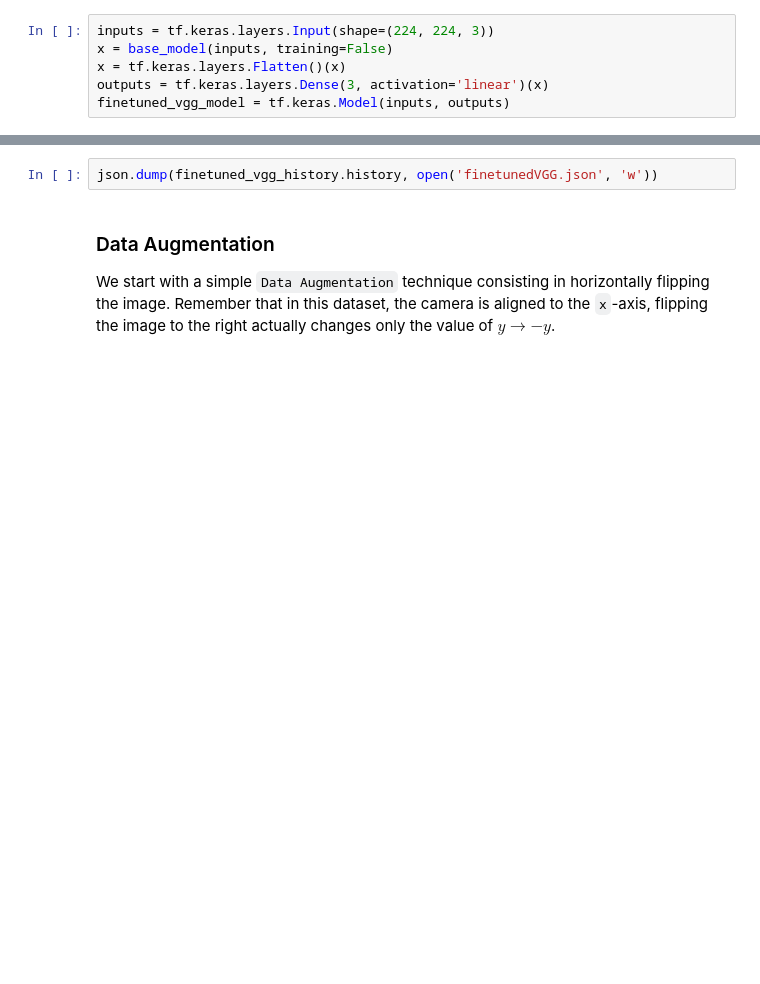
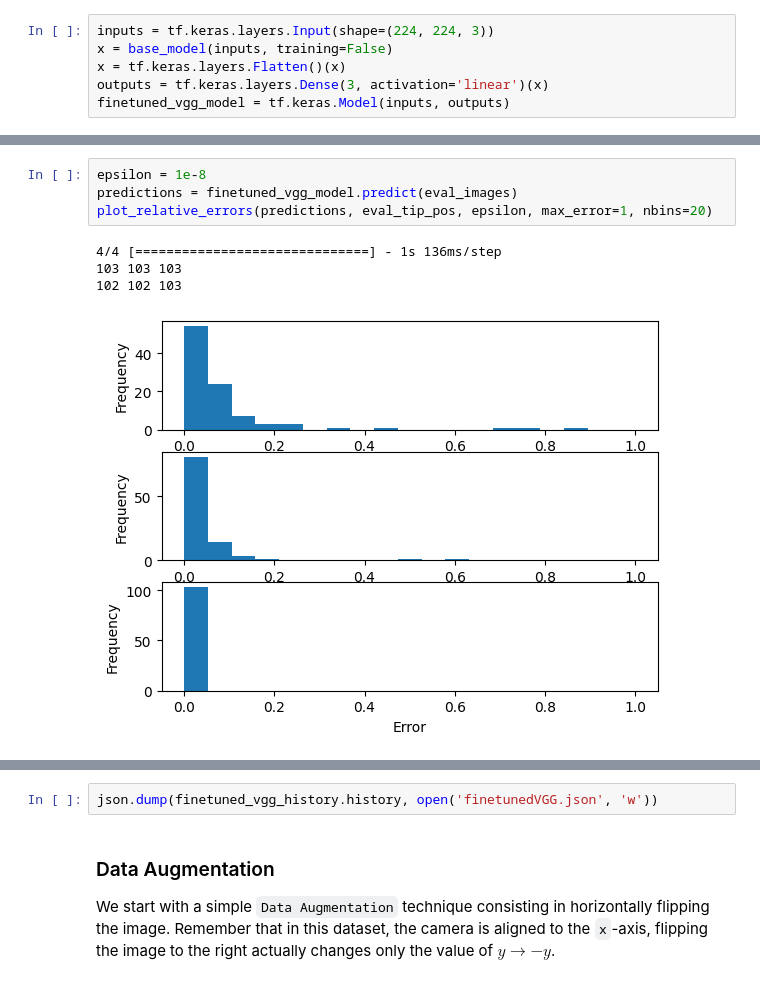
Before and after one commit to Servat0r/Robotics-Project, a Jupyter notebook: Robotics.ipynb, the cells around one changed output, grey strips where cells are left out. Drawn from its saved outputs; the diff is of its cells as text; blank space fills up the shorter version.

```diff
--- a/Robotics.ipynb
+++ b/Robotics.ipynb
@@ -371 +336,10 @@ plt.hist(relative_errors_z, bins=np.linspace(0, 1, 20))
+# %%
+epsilon = 1e-8
+predictions = finetuned_vgg_model.predict(eval_images)
+plot_relative_errors(predictions, eval_tip_pos, epsilon, max_error=1, nbins=20)
+# %% [output]
+4/4 [==============================] - 1s 136ms/step
+103 103 103
+102 102 103
+[figure, added]
 # %%
```
Also changed, not shown: parts of 48 cells of this notebook.
